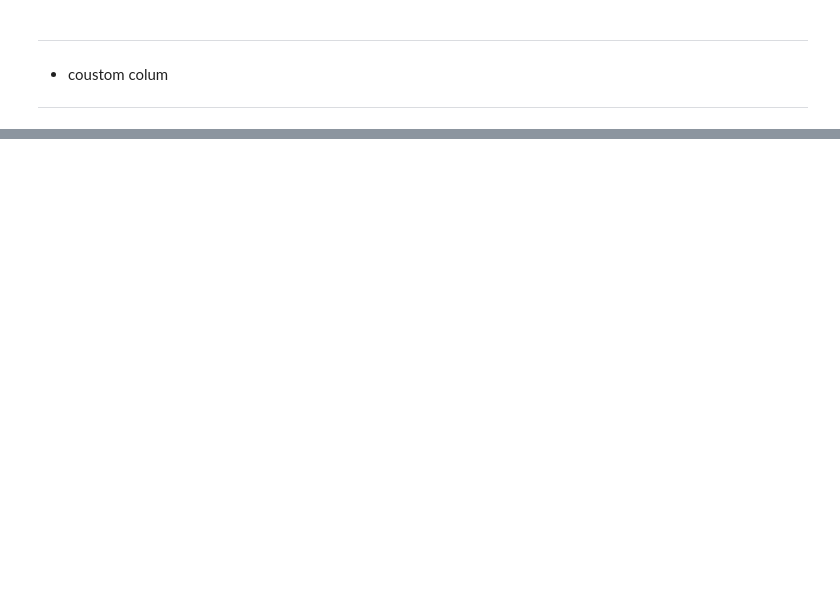
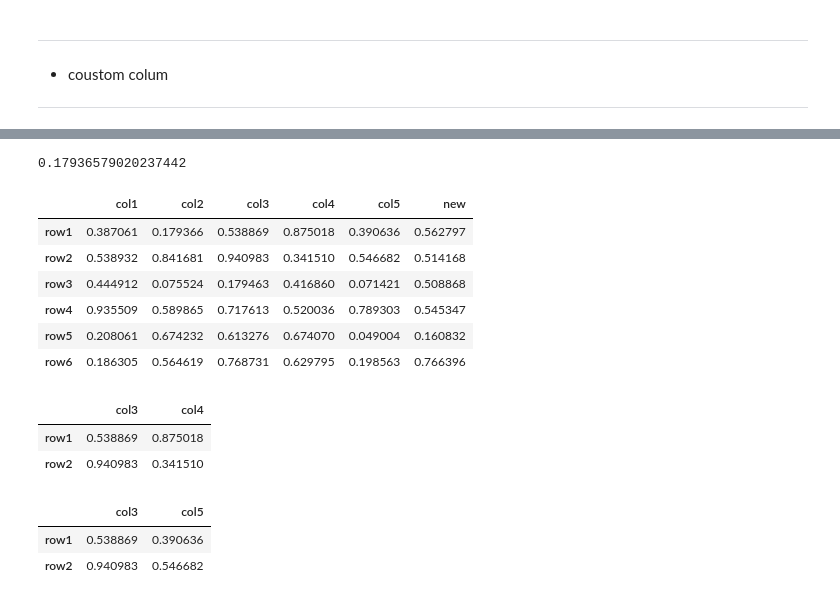
Before and after one commit to mdnaim2004/Reinforcement_Learning, a Jupyter notebook: Data Analysis/pandas2.ipynb, the cells around one changed output, grey strips where cells are left out. Cells and saved outputs as stored; diff of their text form; code cells hidden in the pictures; blank space fills up the shorter version.

```diff
--- a/Data Analysis/pandas2.ipynb
+++ b/Data Analysis/pandas2.ipynb
@@ -85,0 +179,26 @@ df2
+# %%
+df2.loc['row1', 'col2']
+# %% [output]
+0.17936579020237442
+# %%
+df2
+# %% [output]
+|  | col1 | col2 | col3 | col4 | col5 | new |
+| row1 | 0.387061 | 0.179366 | 0.538869 | 0.875018 | 0.390636 | 0.562797 |
+| row2 | 0.538932 | 0.841681 | 0.940983 | 0.341510 | 0.546682 | 0.514168 |
+| row3 | 0.444912 | 0.075524 | 0.179463 | 0.416860 | 0.071421 | 0.508868 |
+| row4 | 0.935509 | 0.589865 | 0.717613 | 0.520036 | 0.789303 | 0.545347 |
+| row5 | 0.208061 | 0.674232 | 0.613276 | 0.674070 | 0.049004 | 0.160832 |
+| row6 | 0.186305 | 0.564619 | 0.768731 | 0.629795 | 0.198563 | 0.766396 |
+# %%
+df2.loc[['row1', "row2"], ['col3','col4']]
+# %% [output]
+|  | col3 | col4 |
+| row1 | 0.538869 | 0.875018 |
+| row2 | 0.940983 | 0.341510 |
+# %%
+df2.iloc[[0,1], [2,4]]
+# %% [output]
+|  | col3 | col5 |
+| row1 | 0.538869 | 0.390636 |
+| row2 | 0.940983 | 0.546682 |
```
Also changed, not shown: parts of 18 cells of this notebook.
